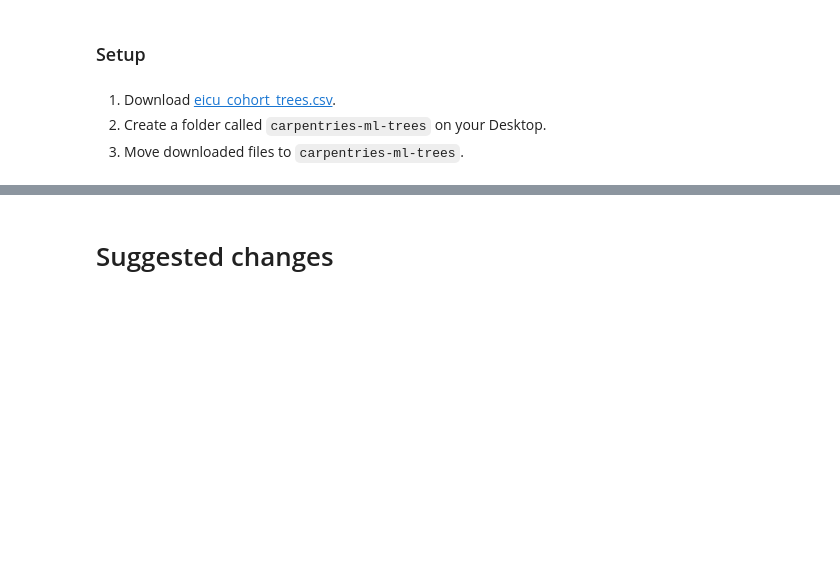
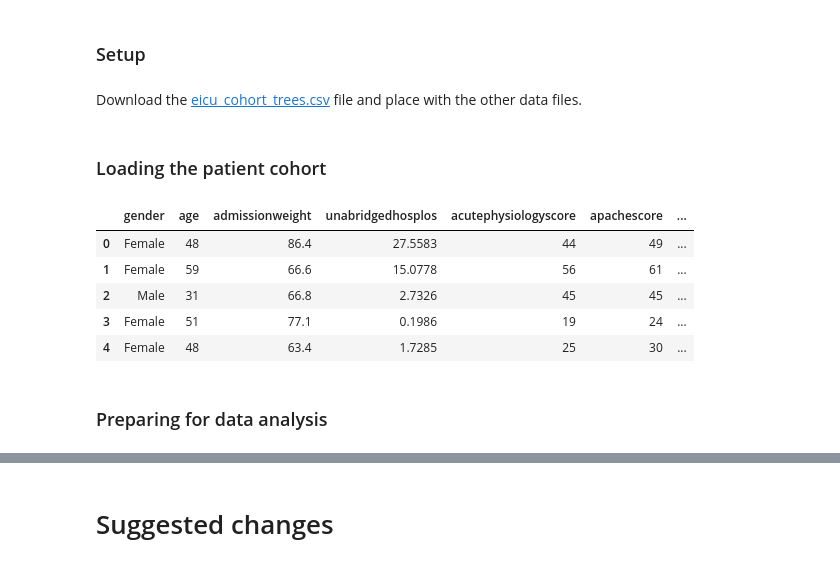
Before and after one commit to marioa/ml_course, a Jupyter notebook: ML.ipynb, the cells around one changed output, grey strips where cells are left out. Drawn from its saved outputs; the diff is of its cells as text; code cells hidden in the pictures; blank space fills up the shorter version.

```diff
--- a/ML.ipynb
+++ b/ML.ipynb
@@ -586,6 +586,27 @@ Course notes are [here](https://carpentries-incubator.github.io/machine-learning
 # %% [markdown]
 ### Setup
 # %% [markdown]
-1. Download [eicu_cohort_trees.csv](https://carpentries-incubator.github.io/machine-learning-trees-python/data/eicu_cohort_trees.csv).
-2. Create a folder called `carpentries-ml-trees` on your Desktop.
-3. Move downloaded files to `carpentries-ml-trees`.
+Download the [eicu_cohort_trees.csv](https://carpentries-incubator.github.io/machine-learning-trees-python/data/eicu_cohort_trees.csv) file and place with the other data files.
+# %% [markdown]
+### Loading the patient cohort
+# %%
+# import libraries
+import os
+import numpy as np
+import pandas as pd
+from matplotlib import pyplot as plt
+
+# load the data
+cohort = pd.read_csv('./eicu_cohort_trees.csv')
+
+# Display the first 5 rows of the data
+cohort.head()
+# %% [output]
+|  | gender | age | admissionweight | unabridgedhosplos | acutephysiologyscore | apachescore | ... |
+| 0 | Female | 48 | 86.4 | 27.5583 | 44 | 49 | ... |
+| 1 | Female | 59 | 66.6 | 15.0778 | 56 | 61 | ... |
+| 2 | Male | 31 | 66.8 | 2.7326 | 45 | 45 | ... |
+| 3 | Female | 51 | 77.1 | 0.1986 | 19 | 24 | ... |
+| 4 | Female | 48 | 63.4 | 1.7285 | 25 | 30 | ... |
+# %% [markdown]
+### Preparing for data analysis
```
Also changed, not shown: parts of 9 cells of this notebook.
